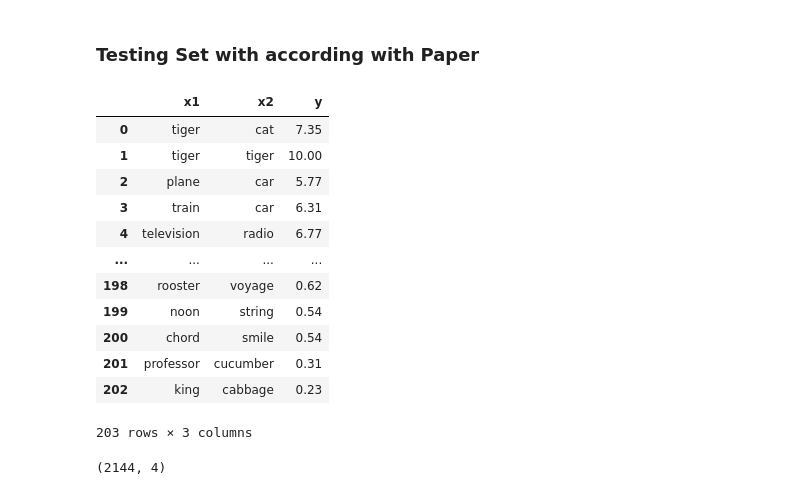
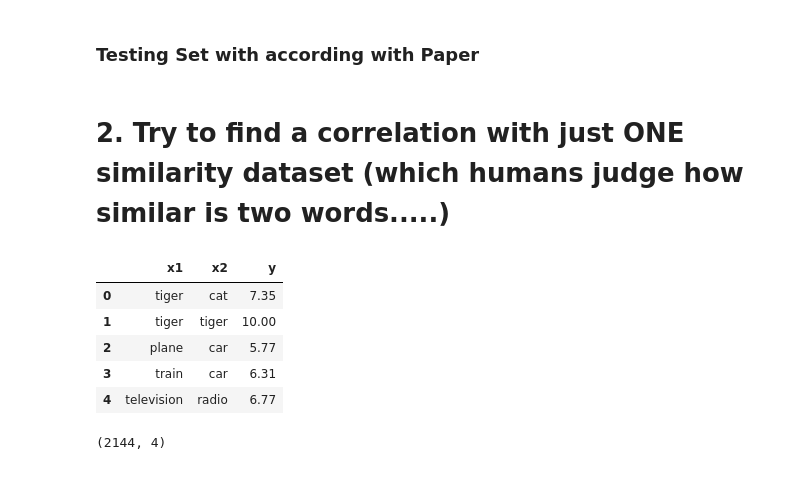
Before and after one commit to guntsvzz/DSAI-AIT, a Jupyter notebook: Course/Natural Language Understanding/Assignment/02 - GloVe.ipynb, the cells around one changed output. Drawn from its saved outputs; the diff is of its cells as text; code cells hidden in the pictures.

```diff
--- a/Course/Natural Language Understanding/Assignment/02 - GloVe.ipynb
+++ b/Course/Natural Language Understanding/Assignment/02 - GloVe.ipynb
@@ -761,32 +757,29 @@ def clean_data_num(df_col):
         item = item.split() # split data
         corpus.append(' '.join(str(x) for x in item))
     return corpus
+# %% [markdown]
+# 2. Try to find a correlation with just ONE similarity dataset (which humans judge how similar is two words.....)
 # %%
+import pandas as pd
+
 wordsim353 = open('./dataset/wordsim353_sim_rel/wordsim_similarity_goldstandard.txt',mode='r')
 df_wordsim353 = pd.DataFrame(wordsim353.readlines())
 #1. tokenize
 #data cleaned
 corpus_wordsim353 = clean_data_num(df_wordsim353[0])
 
 #data tokenized
 corpus_tokenized_wordsim353 = [sent.split(" ") for sent in corpus_wordsim353]
 # corpus_tokenized_wordsim353[:5]
 df_corpus_tokenized_wordsim353 = pd.DataFrame(corpus_tokenized_wordsim353,columns=['x1','x2','y'])
-df_corpus_tokenized_wordsim353
+df_corpus_tokenized_wordsim353.head()
 # %% [output]
 |  | x1 | x2 | y |
 | 0 | tiger | cat | 7.35 |
 | 1 | tiger | tiger | 10.00 |
 | 2 | plane | car | 5.77 |
 | 3 | train | car | 6.31 |
 | 4 | television | radio | 6.77 |
-| ... | ... | ... | ... |
-| 198 | rooster | voyage | 0.62 |
-| 199 | noon | string | 0.54 |
-| 200 | chord | smile | 0.54 |
-| 201 | professor | cucumber | 0.31 |
-| 202 | king | cabbage | 0.23 |
-203 rows × 3 columns
 # %%
 data.shape
 # %% [output]
```
Also changed, not shown: parts of 10 cells of this notebook.
